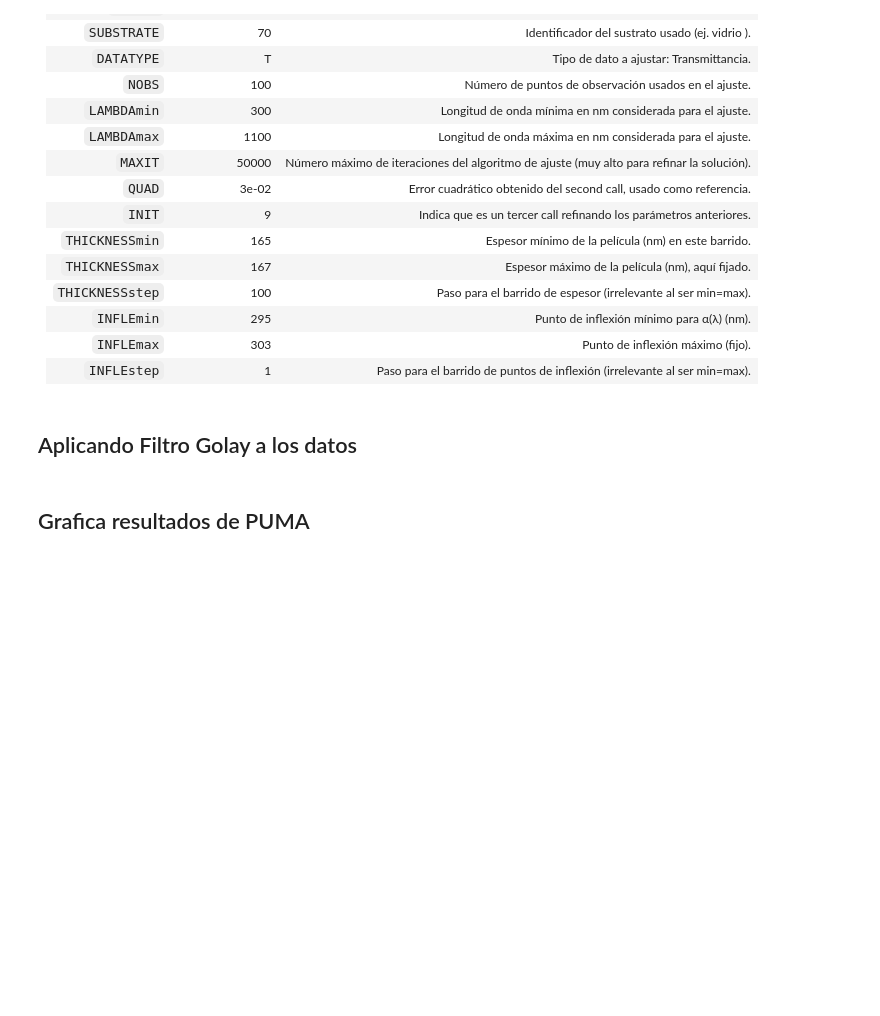
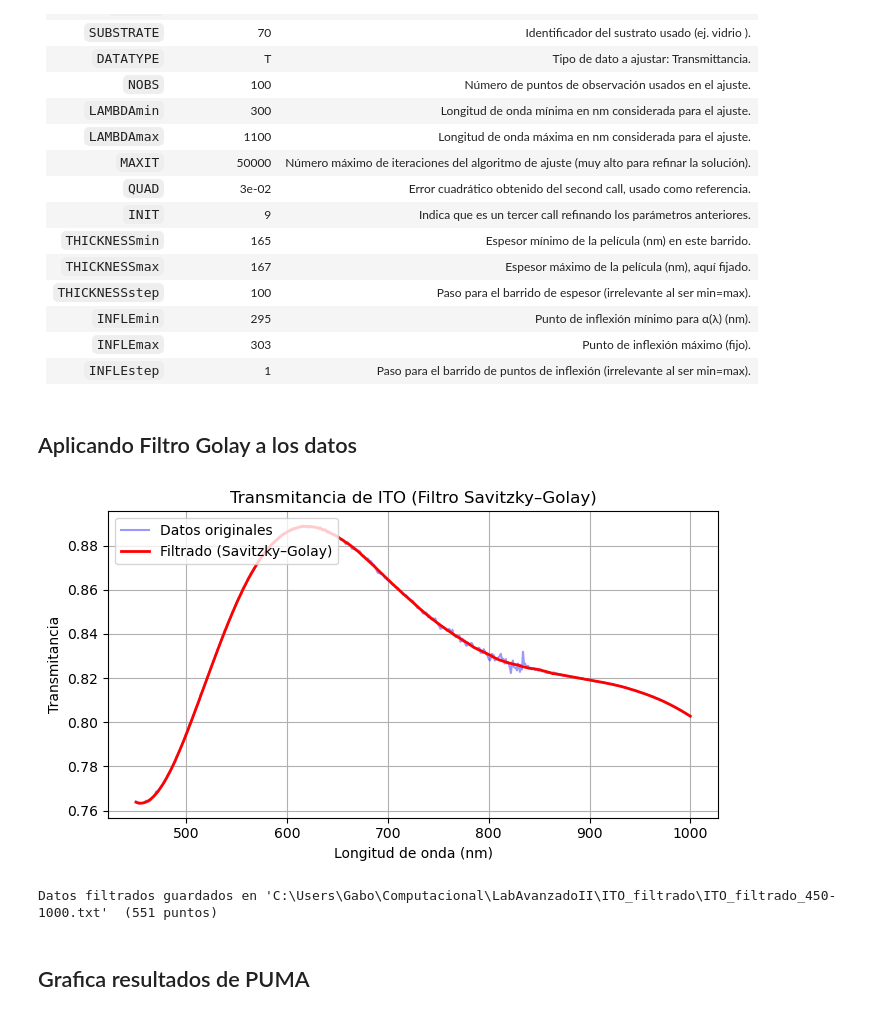
Before and after one commit to Gabo1812/Lab_Avanzado, a Jupyter notebook: Puma_Tutorial.ipynb, the cells around one changed output. Drawn from its saved outputs; the diff is of its cells as text; code cells hidden in the pictures; blank space fills up the shorter version.

```diff
--- a/Puma_Tutorial.ipynb
+++ b/Puma_Tutorial.ipynb
@@ -337,55 +337,73 @@ Parámetros Third Call:
 # %% [markdown]
 ## Aplicando Filtro Golay a los datos
 # %%
+# === 1. Leer archivo ===
+archivo_entrada = r"C:\Users\Gabo\Computacional\LabAvanzadoII\ITO_datos_crudos\ITO_data_curated_400-1000.txt"
+archivo_salida  = r"C:\Users\Gabo\Computacional\LabAvanzadoII\ITO_filtrado\ITO_filtrado_450-1000.txt"
 
-# === 1. Leer archivo (ignorando la primera fila) ===
-data = np.loadtxt('ITO_data_curated_400-1100.txt', skiprows=1)
+data = np.loadtxt(archivo_entrada, skiprows=1)
 longitud_onda = data[:, 0]
 transmitancia = data[:, 1]
 
+# Recortar al rango de interés
+mask = (longitud_onda >= 450) & (longitud_onda <= 1000)
+longitud_onda = longitud_onda[mask]
+transmitancia = transmitancia[mask]
+
 # === 2. Aplicar filtro Savitzky–Golay ===
-window_size = 61  # impar
-poly_order = 3
-T_filtrada = savgol_filter(transmitancia, window_size, poly_order)
+window_size = 61   # impar
+poly_order  = 3
+T_filtrada  = savgol_filter(transmitancia, window_size, poly_order)
 
 # === 3. Crear figura interactiva ===
 fig = go.Figure()
 
 fig.add_trace(go.Scatter(
     x=longitud_onda,
     y=transmitancia,
     mode='lines',
     name='Datos originales',
     line=dict(color='rgba(100,100,255,0.5)')
 ))
 
 fig.add_trace(go.Scatter(
     x=longitud_onda,
     y=T_filtrada,
     mode='lines',
     name='Filtrado (Savitzky–Golay)',
     line=dict(color='red', width=2)
 ))
 
 # === 4. Personalizar diseño ===
 fig.update_layout(
     title='Transmitancia de ITO (Filtro Savitzky–Golay)',
     xaxis_title='Longitud de onda (nm)',
-    yaxis_title='Transmitancia (%)',
-    #template='plotly_dark',  # opcional: "plotly", "simple_white", "ggplot2", etc.
+    yaxis_title='Transmitancia',
     legend=dict(x=0.02, y=0.98)
 )
 
 fig.show()
 
-# === 5. Guardar datos filtrados (opcional) ===
-salida = np.stack((np.asarray(longitud_onda), np.asarray(T_filtrada)), axis=1)
-# o alternativamente:
-# salida = np.column_stack((np.asarray(longitud_onda), np.asarray(T_filtrada)))
+# === 5. Gráfica matplotlib ===
+plt.figure(figsize=(7, 4))
+plt.title('Transmitancia de ITO (Filtro Savitzky–Golay)')
+plt.plot(longitud_onda, transmitancia, color='blue',
+         alpha=0.4, label='Datos originales')
+plt.plot(longitud_onda, T_filtrada, color='red', linewidth=2, label='Filtrado (Savitzky–Golay)')
+plt.xlabel('Longitud de onda (nm)')
+plt.ylabel('Transmitancia')
+plt.legend(loc='upper left')
+plt.grid(True)
+plt.tight_layout()
+plt.show()
 
-np.savetxt('ITO_filtrado_400-1100.txt', salida,
-           fmt='%.6f', comments='')
-print("Datos filtrados guardados en 'ITO_filtrado_400-1100.txt'")
+# === 6. Guardar datos filtrados ===
+salida = np.column_stack((np.asarray(longitud_onda), np.asarray(T_filtrada)))
+np.savetxt(archivo_salida, salida, fmt='%.6f', comments='')
+print(f"Datos filtrados guardados en '{archivo_salida}'  ({len(longitud_onda)} puntos)")
+# %% [output]
+[figure, added]
+Datos filtrados guardados en 'C:\Users\Gabo\Computacional\LabAvanzadoII\ITO_filtrado\ITO_filtrado_450-1000.txt'  (551 puntos)
 # %% [markdown]
 ## Grafica resultados de PUMA
 # %%
```
Also changed, not shown: parts of 4 cells of this notebook, 34 other files.
